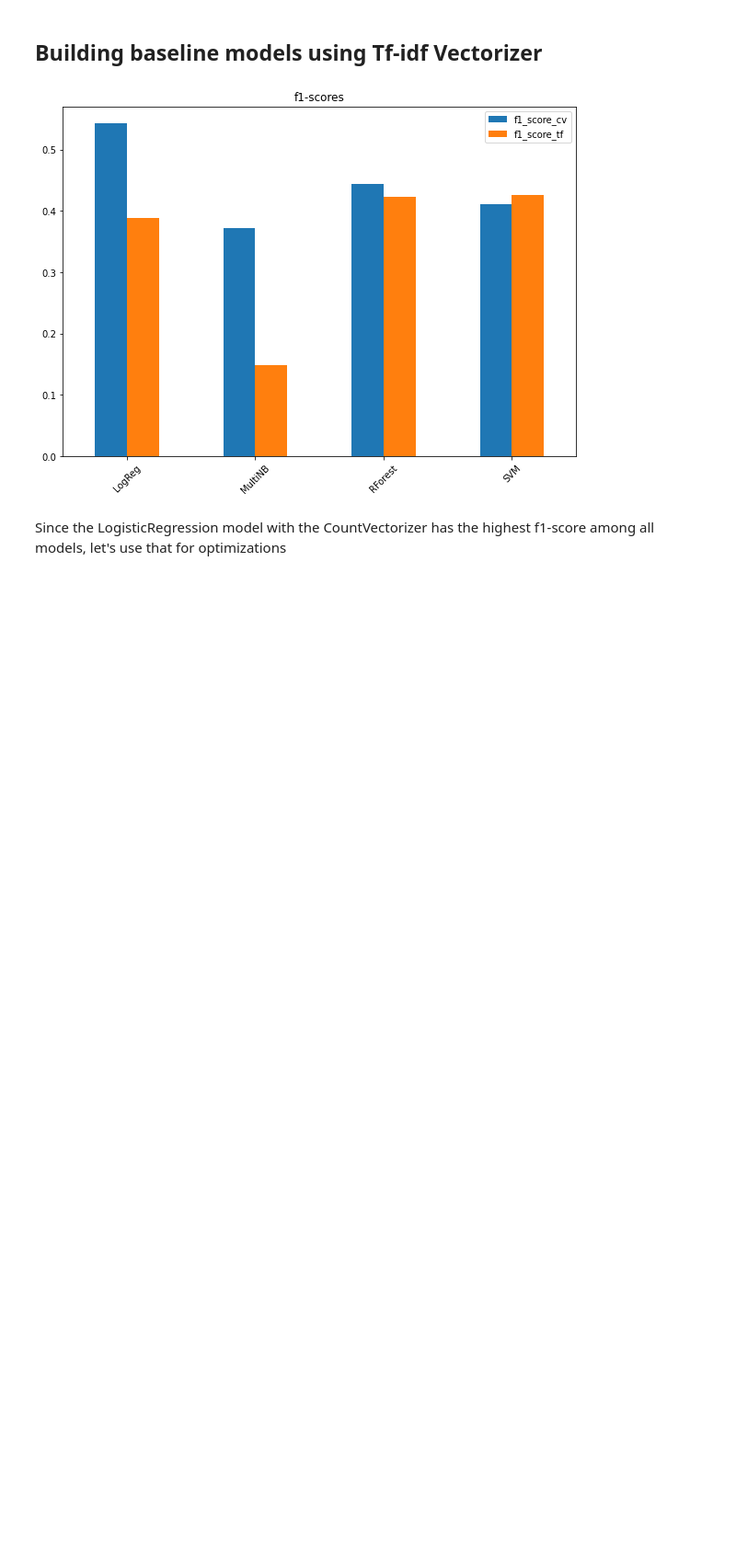
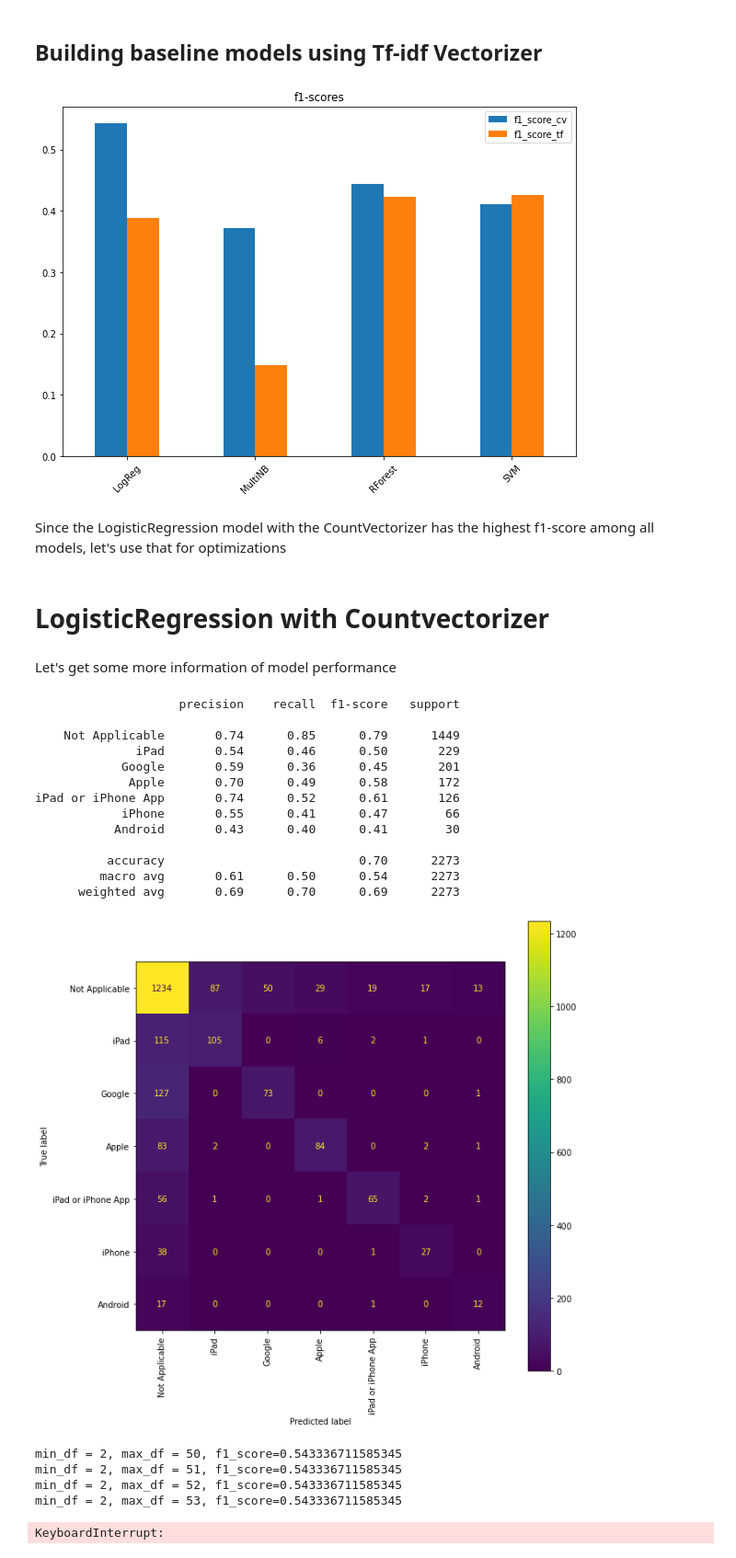
Before and after one commit to rahulakrish/customer_sentiment_analysis, a Jupyter notebook: project.ipynb, the cells around one changed output. Shown at 92% size. Saved outputs shown, nothing was run; the diff lists cells and outputs as text; code cells hidden in the pictures; blank space fills up the shorter version.

```diff
--- a/project.ipynb
+++ b/project.ipynb
@@ -390,3 +391,71 @@ ax.set_title('f1-scores');
 [figure]
 # %% [markdown]
 Since the LogisticRegression model with the CountVectorizer has the highest f1-score among all models, let's use that for optimizations
+# %% [markdown]
+# LogisticRegression with Countvectorizer
+# %% [markdown]
+Let's get some more information of model performance
+# %%
+lr_pipe = Pipeline([('vectrorizer',CountVectorizer(stop_words=stopwords_list,token_pattern=basic_token_pattern)),
+                    ('model',LogisticRegression(random_state=123))
+                   ])
+
+lr_pipe.fit(X_train,y_train)
+predictions=lr_pipe.predict(X_test)
+print(classification_report(y_test,predictions,target_names=names))
+fig,ax=plt.subplots(figsize=(10,10))
+plot_confusion_matrix(lr_pipe,X_test,y_test,display_labels=names,ax=ax,xticks_rotation='vertical');
+# %% [output]
+                    precision    recall  f1-score   support
+
+    Not Applicable       0.74      0.85      0.79      1449
+              iPad       0.54      0.46      0.50       229
+            Google       0.59      0.36      0.45       201
+             Apple       0.70      0.49      0.58       172
+iPad or iPhone App       0.74      0.52      0.61       126
+            iPhone       0.55      0.41      0.47        66
+           Android       0.43      0.40      0.41        30
+
+          accuracy                           0.70      2273
+         macro avg       0.61      0.50      0.54      2273
+      weighted avg       0.69      0.70      0.69      2273
+[figure, added]
+# %%
+# setting a range for min_df and max_df
+min_df = np.arange(2,7,1) # words than appear less than the min_df value in all docs will be eliminated
+max_df = np.arange(50,57,1) # words than appear more than the max_df value in all docs will be eliminated
+
+#initiating lists to use for plotting
+f_score = []
+min_value=[]
+max_value=[]
+
+#setting up the loop for min_df and max_df values
+for i in min_df:
+    for j in max_df:
+        min_value.append(i)
+        max_value.append(j)
+
+        #instantiate pipeline
+        pipe_lr = Pipeline([('vectrorizer',TfidfVectorizer(stop_words=stopwords_list,token_pattern=basic_token_pattern)),
+                    ('model',LogisticRegression(random_state=123))
+                   ])
+        pipe_lr.fit(X_train,y_train)
+        preds = pipe_lr.predict(X_test)
+
+        #getting f1 score
+        f_score.append(f1_score(y_test,preds,average='macro'))
+        print(f'min_df = {i}, max_df = {j}, f1_score={score}')
+
+#visualizing the accuracy score for the different combinations
+d = list(zip(min_value,max_value))
+fig,ax=plt.subplots(figsize=(15,5))
+ax.plot(f_score,marker='o',markerfacecolor='r',ls='--');
+# ax.set_xticklabels(d);
+ax.set_title('F1 Score of the Logistic Regression Model with CountVectorizer');
+# %% [output]
+min_df = 2, max_df = 50, f1_score=0.543336711585345
+min_df = 2, max_df = 51, f1_score=0.543336711585345
+min_df = 2, max_df = 52, f1_score=0.543336711585345
+min_df = 2, max_df = 53, f1_score=0.543336711585345
+KeyboardInterrupt:
```
Also changed, not shown: parts of 2 cells of this notebook.
